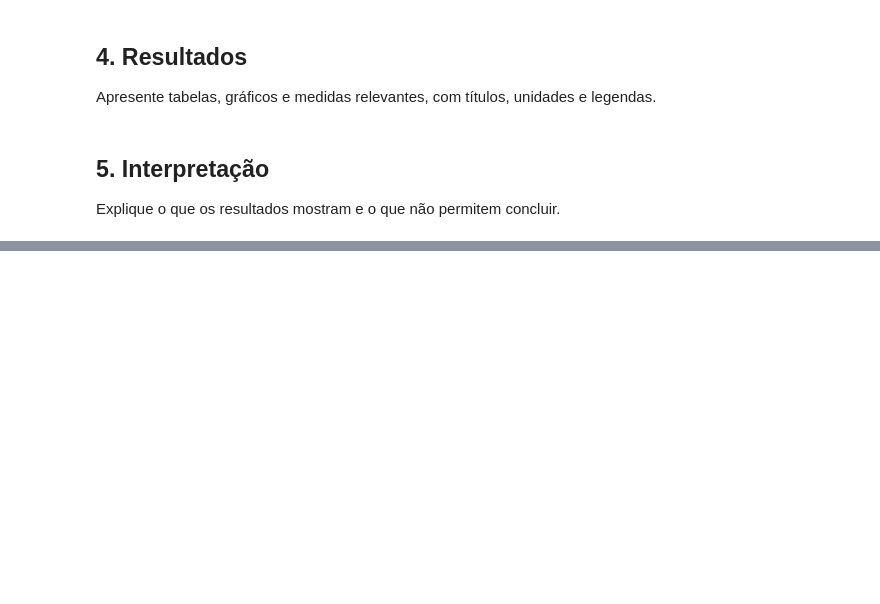
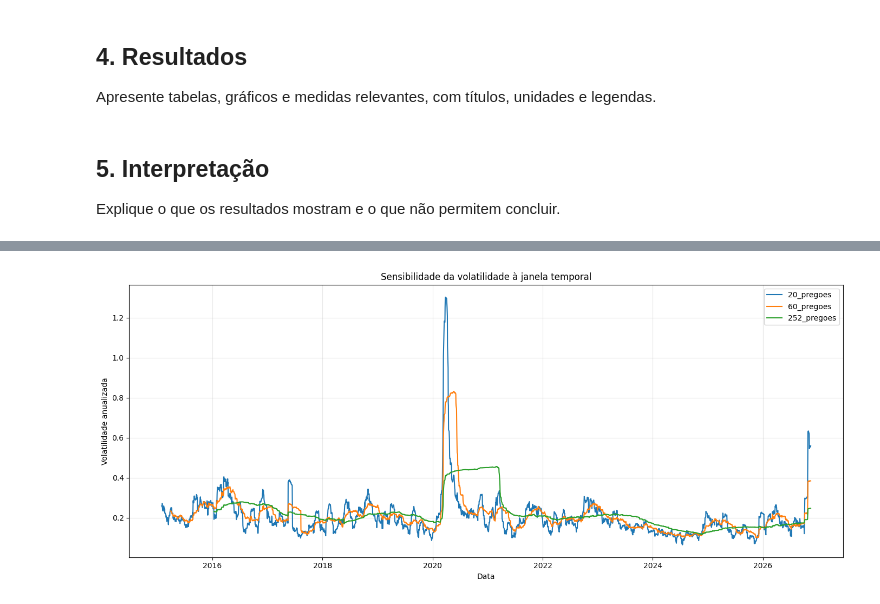
Before and after one commit to Raskonikov23/Statistical-Physics-Financial-Markets-main, a Jupyter notebook: notebooks/03_Analise_Exploratoria.ipynb, the cells around one changed output, grey strips where cells are left out. Cells and saved outputs as stored; diff of their text form; code cells hidden in the pictures; blank space fills up the shorter version.

```diff
--- a/notebooks/03_Analise_Exploratoria.ipynb
+++ b/notebooks/03_Analise_Exploratoria.ipynb
@@ -28,0 +221,13 @@ Resumir os principais achados e indique a próxima etapa.
+# %%
+retornos = dados["Retorno_Log"]
+
+volatilidade = pd.DataFrame({
+    "20_pregoes": retornos.rolling(20).std(),
+    "60_pregoes": retornos.rolling(60).std(),
+    "252_pregoes": retornos.rolling(252).std()
+})
+
+# Anualização usando aproximadamente 252 pregões por ano
+volatilidade_anualizada = volatilidade * np.sqrt(252)
+
+display(volatilidade_anualizada.tail())
@@ -28,0 +242,19 @@ Resumir os principais achados e indique a próxima etapa.
+# %%
+plt.figure(figsize=(14, 6))
+
+for coluna in volatilidade_anualizada.columns:
+    plt.plot(
+        volatilidade_anualizada.index,
+        volatilidade_anualizada[coluna],
+        label=coluna
+    )
+
+plt.title("Sensibilidade da volatilidade à janela temporal")
+plt.xlabel("Data")
+plt.ylabel("Volatilidade anualizada")
+plt.legend()
+plt.grid(alpha=0.3)
+plt.tight_layout()
+plt.show()
+# %% [output]
+[figure, added]
```
Also changed, not shown: parts of 11 cells of this notebook.
